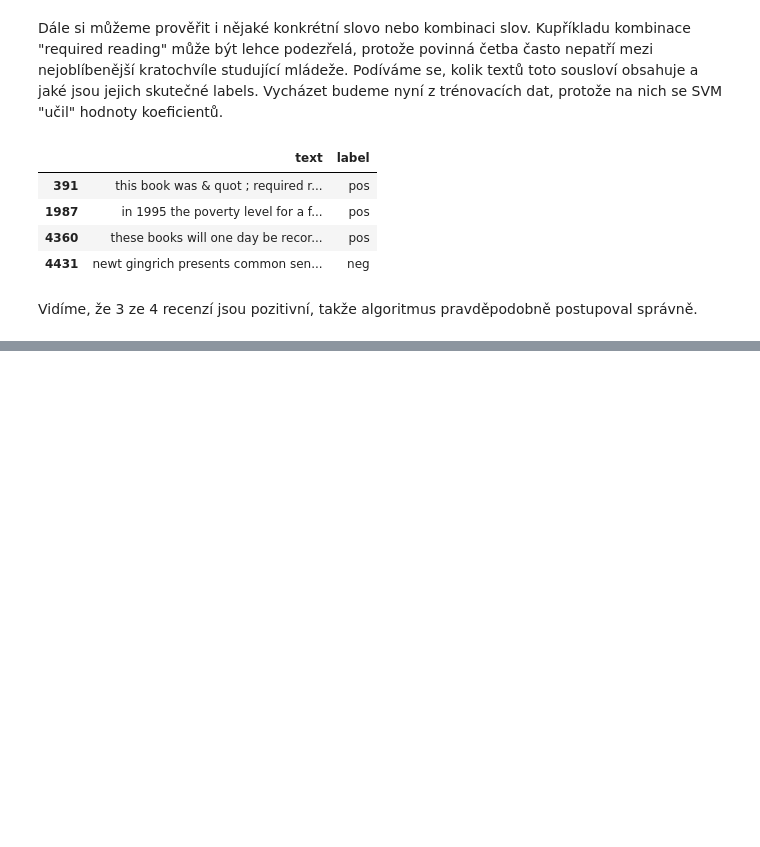
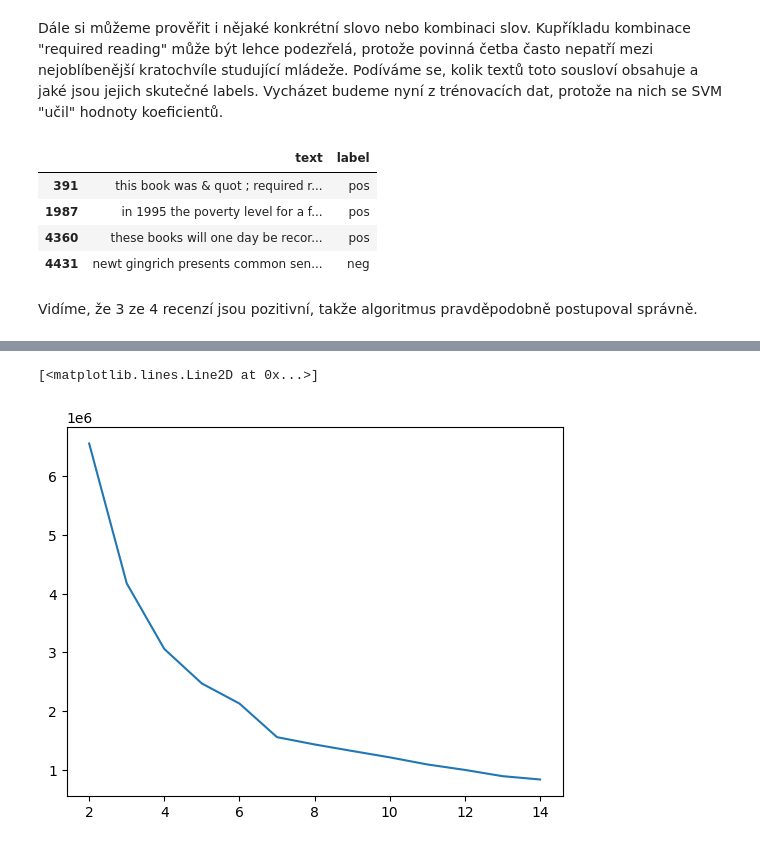
Before and after one commit to pesikj/PythonProDataScience, a Jupyter notebook: 12/reseni.ipynb, the cells around one changed output, grey strips where cells are left out. Cells and saved outputs as stored; diff of their text form; code cells hidden in the pictures; blank space fills up the shorter version.

```diff
--- a/12/reseni.ipynb
+++ b/12/reseni.ipynb
@@ -224,0 +263,25 @@ Vidíme, že 3 ze 4 recenzí jsou pozitivní, takže algoritmus pravděpodobně
+# %%
+X_2 = data["review"]
+y = data["label"]
+
+vec = TfidfVectorizer(stop_words="english")
+X_2 = vec.fit_transform(X_2).toarray()
+
+tsne = TSNE(
+    n_components=2,
+    random_state=42,
+)
+X_2 = tsne.fit_transform(X_2)
+
+distances = []
+cluster_counts = range(2, 15)
+
+for k in cluster_counts:
+    model = KMeans(n_clusters=k, n_init="auto", random_state=42)
+    model.fit(X_2)
+    distances.append(model.inertia_)
+
+plt.plot(cluster_counts, distances,)
+# %% [output]
+[<matplotlib.lines.Line2D at 0x...>]
+[figure, added]
```
Also changed, not shown: parts of 24 cells of this notebook, 3 other files.
